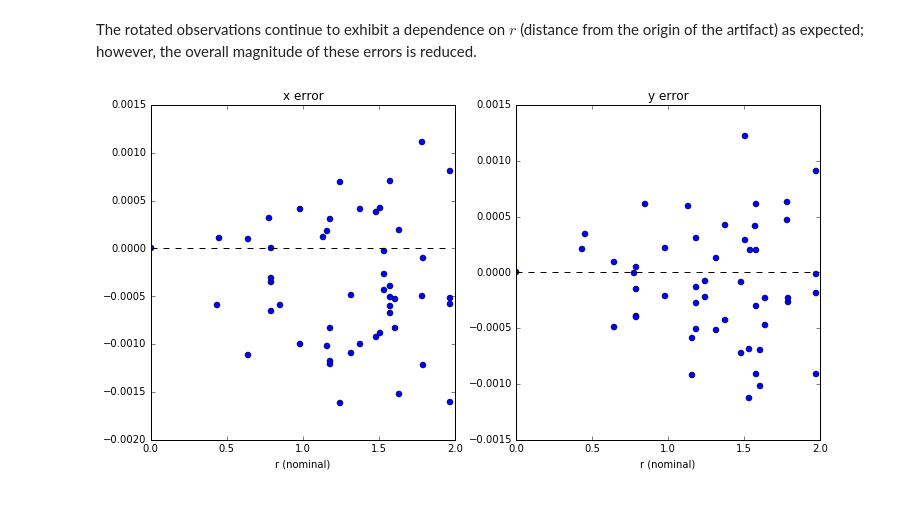
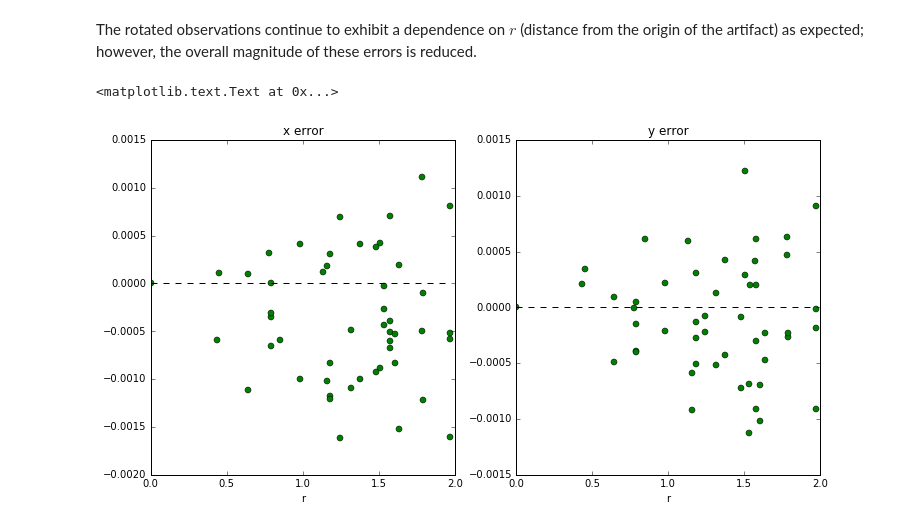
Before and after one commit to mjpekala/gp-am-study, a Jupyter notebook: examples/rotation_question.ipynb, the cells around one changed output. Saved outputs shown, nothing was run; the diff lists cells and outputs as text; code cells hidden in the pictures.

```diff
--- a/examples/rotation_question.ipynb
+++ b/examples/rotation_question.ipynb
@@ -134,6 +133,18 @@ l2 error squared in x and y dimensions for rotated measurements: 2.84e-05 1.35e-
 # %% [markdown]
 The rotated observations continue to exhibit a dependence on $r$ (distance from the origin of the artifact) as expected; however, the overall magnitude of these errors is reduced.
-# %%
-plot_xy_err_2d(r, xTilde-x, yTilde-y, xLabel='r (nominal)')
-# %% [output]
-[figure, removed]
+# %%
+fig = plt.figure(figsize=(12,6))
+ax = fig.add_subplot(121)
+plt.plot(r, xTilde-x, 'go')
+plt.plot([np.min(r), np.max(r)], [0,0], 'k--')
+ax.set_xlabel('r')
+ax.set_title('x error')
+
+ax = fig.add_subplot(122)
+ax.plot(r, yTilde-y, 'go')
+ax.plot([np.min(r), np.max(r)], [0,0], 'k--')
+ax.set_xlabel('r')
+ax.set_title('y error')
+# %% [output]
+<matplotlib.text.Text at 0x...>
+[figure, added]
```
Also changed, not shown: parts of 4 cells of this notebook.
